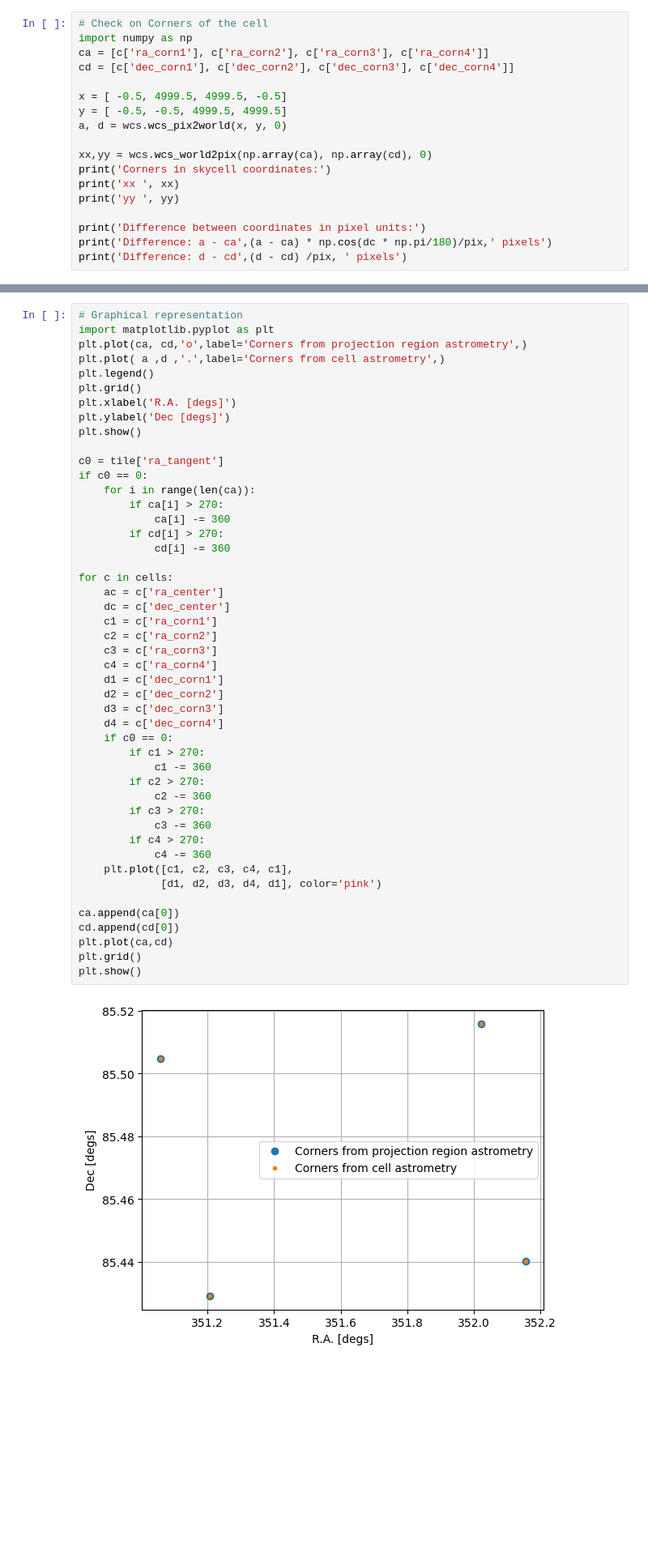
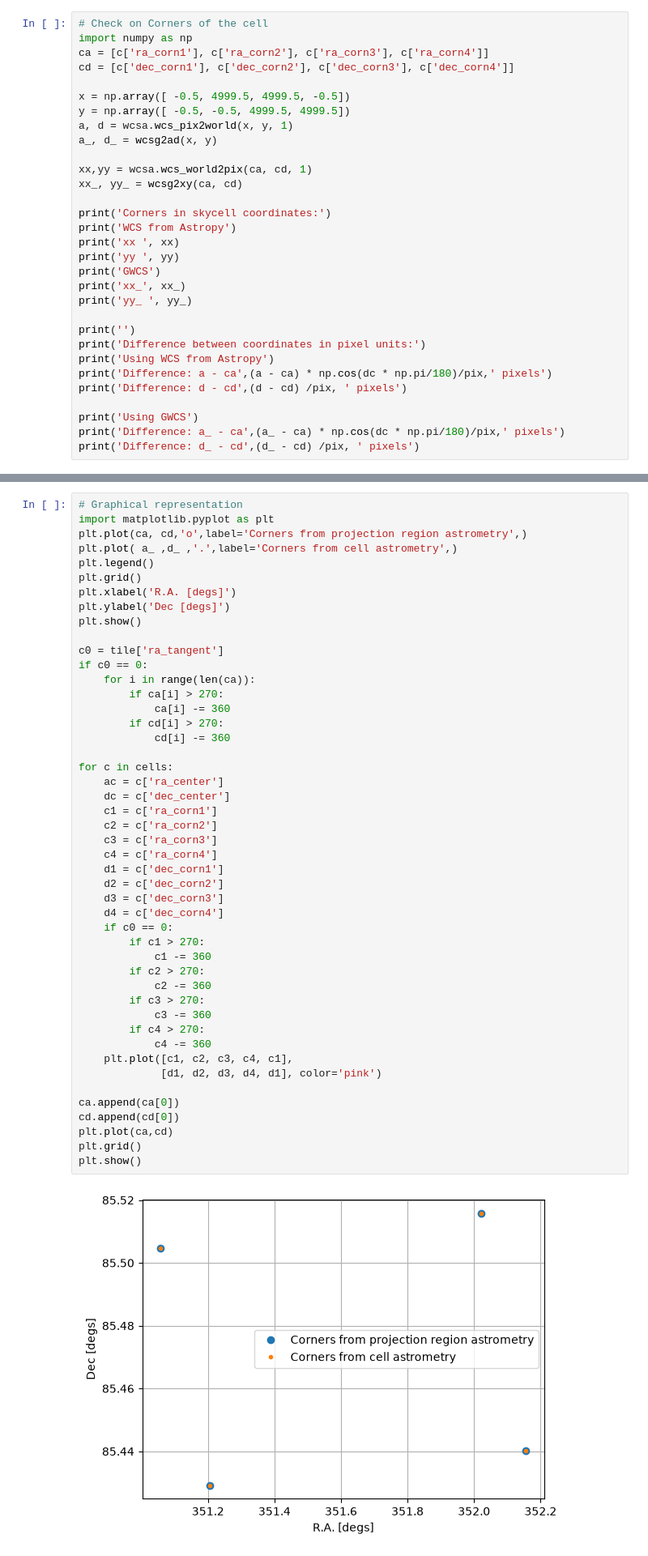
Before and after one commit to spacetelescope/skymap, a Jupyter notebook: notebook/Skymap.ipynb, the cells around one changed output, grey strips where cells are left out. Shown at 81% size. Saved outputs shown, nothing was run; the diff lists cells and outputs as text; blank space fills up the shorter version.

```diff
--- a/notebook/Skymap.ipynb
+++ b/notebook/Skymap.ipynb
@@ -201,17 +217,30 @@ import numpy as np
 ca = [c['ra_corn1'], c['ra_corn2'], c['ra_corn3'], c['ra_corn4']]
 cd = [c['dec_corn1'], c['dec_corn2'], c['dec_corn3'], c['dec_corn4']]
 
-x = [ -0.5, 4999.5, 4999.5, -0.5]
-y = [ -0.5, -0.5, 4999.5, 4999.5]
-a, d = wcs.wcs_pix2world(x, y, 0)
+x = np.array([ -0.5, 4999.5, 4999.5, -0.5])
+y = np.array([ -0.5, -0.5, 4999.5, 4999.5])
+a, d = wcsa.wcs_pix2world(x, y, 1)
+a_, d_ = wcsg2ad(x, y)
 
-xx,yy = wcs.wcs_world2pix(np.array(ca), np.array(cd), 0)
+xx,yy = wcsa.wcs_world2pix(ca, cd, 1)
+xx_, yy_ = wcsg2xy(ca, cd)
+
 print('Corners in skycell coordinates:')
+print('WCS from Astropy')
 print('xx ', xx)
 print('yy ', yy)
+print('GWCS')
+print('xx_', xx_)
+print('yy_ ', yy_)
 
+print('')
 print('Difference between coordinates in pixel units:')
+print('Using WCS from Astropy')
 print('Difference: a - ca',(a - ca) * np.cos(dc * np.pi/180)/pix,' pixels')
 print('Difference: d - cd',(d - cd) /pix, ' pixels')
+
+print('Using GWCS')
+print('Difference: a_ - ca',(a_ - ca) * np.cos(dc * np.pi/180)/pix,' pixels')
+print('Difference: d_ - cd',(d_ - cd) /pix, ' pixels')
 # %% [output]
 Corners in skycell coordinates:
@@ -224,7 +262,7 @@ Difference: d - cd [ 0.00000000e+00  0.00000000e+00 -9.30165036e-10  0.00000000e
 # Graphical representation
 import matplotlib.pyplot as plt
 plt.plot(ca, cd,'o',label='Corners from projection region astrometry',)
-plt.plot( a ,d ,'.',label='Corners from cell astrometry',)
+plt.plot( a_ ,d_ ,'.',label='Corners from cell astrometry',)
 plt.legend()
 plt.grid()
 plt.xlabel('R.A. [degs]')
@@ -241,31 +279,31 @@ if c0 == 0:
 
 for c in cells:
     ac = c['ra_center']
     dc = c['dec_center']
     c1 = c['ra_corn1']
     c2 = c['ra_corn2']
     c3 = c['ra_corn3']
     c4 = c['ra_corn4']
     d1 = c['dec_corn1']
     d2 = c['dec_corn2']
     d3 = c['dec_corn3']
     d4 = c['dec_corn4']
     if c0 == 0:
         if c1 > 270:
             c1 -= 360
         if c2 > 270:
             c2 -= 360
         if c3 > 270:
             c3 -= 360
         if c4 > 270:
             c4 -= 360
     plt.plot([c1, c2, c3, c4, c1],
              [d1, d2, d3, d4, d1], color='pink')
 
 ca.append(ca[0])
 cd.append(cd[0])
 plt.plot(ca,cd)
 plt.grid()
 plt.show()
 # %% [output]
-[figure, old version]
+[figure, new version]
```
Also changed, not shown: parts of 16 cells of this notebook.
